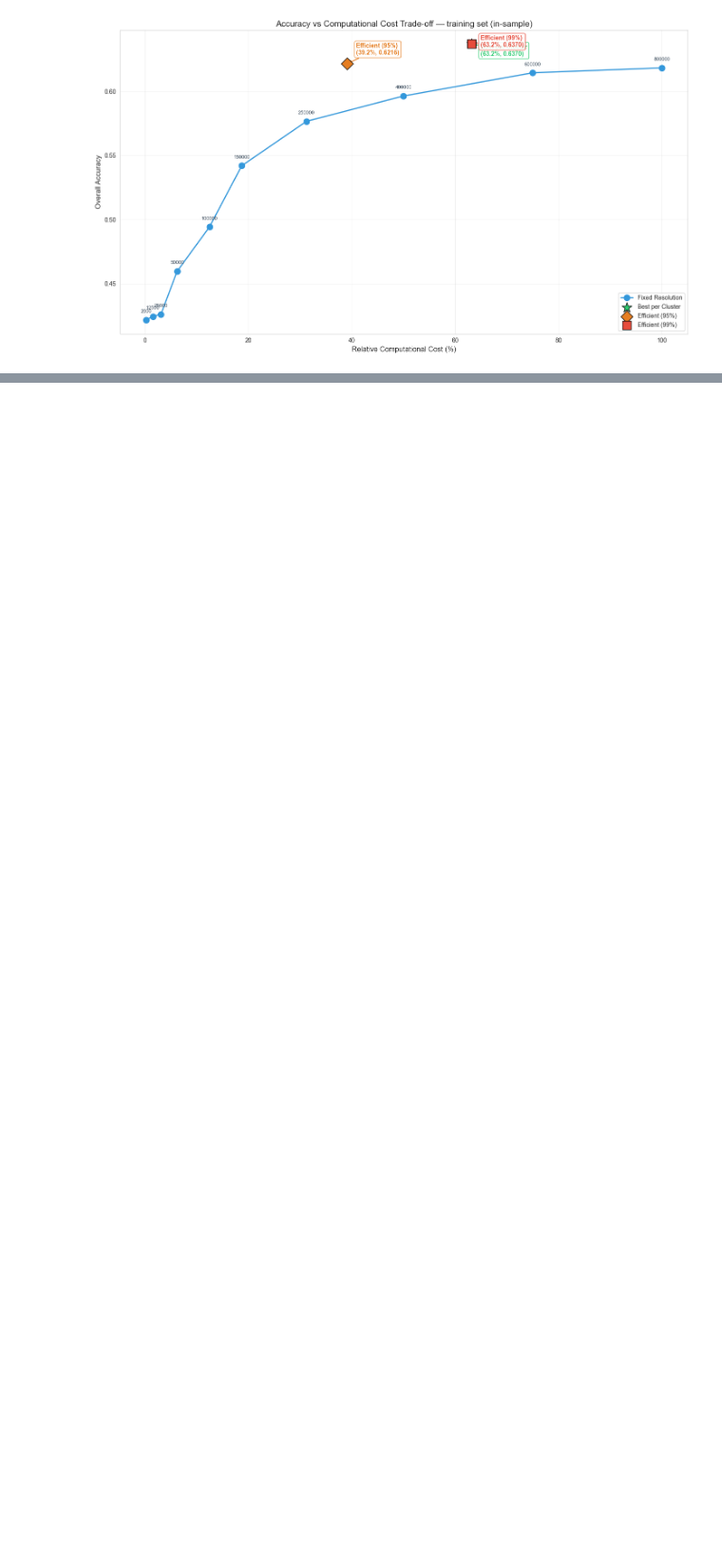
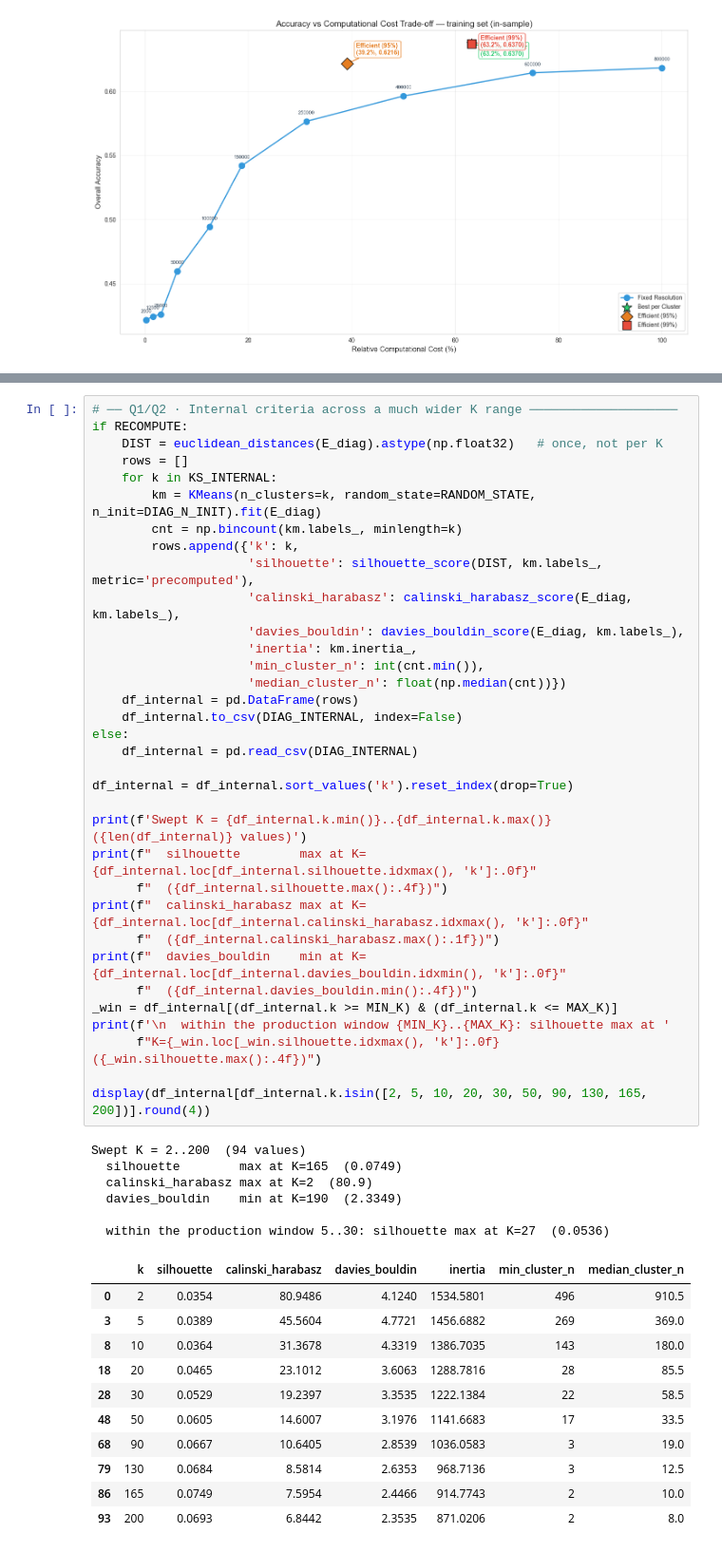
Before and after one commit to Andrew1302/scale-wise-optimizer, a Jupyter notebook: clustering/training/clustering_production.ipynb, the cells around one changed output, grey strips where cells are left out. Shown at 95% size. Drawn from its saved outputs; the diff is of its cells as text; blank space fills up the shorter version.

```diff
--- a/clustering/training/clustering_production.ipynb
+++ b/clustering/training/clustering_production.ipynb
@@ -611,0 +711,52 @@ plt.show()
+# %%
+# ── Q1/Q2 · Internal criteria across a much wider K range ────────────────────
+if RECOMPUTE:
+    DIST = euclidean_distances(E_diag).astype(np.float32)   # once, not per K
+    rows = []
+    for k in KS_INTERNAL:
+        km = KMeans(n_clusters=k, random_state=RANDOM_STATE, n_init=DIAG_N_INIT).fit(E_diag)
+        cnt = np.bincount(km.labels_, minlength=k)
+        rows.append({'k': k,
+                     'silhouette': silhouette_score(DIST, km.labels_, metric='precomputed'),
+                     'calinski_harabasz': calinski_harabasz_score(E_diag, km.labels_),
+                     'davies_bouldin': davies_bouldin_score(E_diag, km.labels_),
+                     'inertia': km.inertia_,
+                     'min_cluster_n': int(cnt.min()),
+                     'median_cluster_n': float(np.median(cnt))})
+    df_internal = pd.DataFrame(rows)
+    df_internal.to_csv(DIAG_INTERNAL, index=False)
+else:
+    df_internal = pd.read_csv(DIAG_INTERNAL)
+
+df_internal = df_internal.sort_values('k').reset_index(drop=True)
+
+print(f'Swept K = {df_internal.k.min()}..{df_internal.k.max()}  ({len(df_internal)} values)')
+print(f"  silhouette        max at K={df_internal.loc[df_internal.silhouette.idxmax(), 'k']:.0f}"
+      f"  ({df_internal.silhouette.max():.4f})")
+print(f"  calinski_harabasz max at K={df_internal.loc[df_internal.calinski_harabasz.idxmax(), 'k']:.0f}"
+      f"  ({df_internal.calinski_harabasz.max():.1f})")
+print(f"  davies_bouldin    min at K={df_internal.loc[df_internal.davies_bouldin.idxmin(), 'k']:.0f}"
+      f"  ({df_internal.davies_bouldin.min():.4f})")
+_win = df_internal[(df_internal.k >= MIN_K) & (df_internal.k <= MAX_K)]
+print(f'\n  within the production window {MIN_K}..{MAX_K}: silhouette max at '
+      f"K={_win.loc[_win.silhouette.idxmax(), 'k']:.0f}  ({_win.silhouette.max():.4f})")
+
+display(df_internal[df_internal.k.isin([2, 5, 10, 20, 30, 50, 90, 130, 165, 200])].round(4))
+# %% [output]
+Swept K = 2..200  (94 values)
+  silhouette        max at K=165  (0.0749)
+  calinski_harabasz max at K=2  (80.9)
+  davies_bouldin    min at K=190  (2.3349)
+
+  within the production window 5..30: silhouette max at K=27  (0.0536)
+|  | k | silhouette | calinski_harabasz | davies_bouldin | inertia | min_cluster_n | median_cluster_n |
+| 0 | 2 | 0.0354 | 80.9486 | 4.1240 | 1534.5801 | 496 | 910.5 |
+| 3 | 5 | 0.0389 | 45.5604 | 4.7721 | 1456.6882 | 269 | 369.0 |
+| 8 | 10 | 0.0364 | 31.3678 | 4.3319 | 1386.7035 | 143 | 180.0 |
+| 18 | 20 | 0.0465 | 23.1012 | 3.6063 | 1288.7816 | 28 | 85.5 |
+| 28 | 30 | 0.0529 | 19.2397 | 3.3535 | 1222.1384 | 22 | 58.5 |
+| 48 | 50 | 0.0605 | 14.6007 | 3.1976 | 1141.6683 | 17 | 33.5 |
+| 68 | 90 | 0.0667 | 10.6405 | 2.8539 | 1036.0583 | 3 | 19.0 |
+| 79 | 130 | 0.0684 | 8.5814 | 2.6353 | 968.7136 | 3 | 12.5 |
+| 86 | 165 | 0.0749 | 7.5954 | 2.4466 | 914.7743 | 2 | 10.0 |
+| 93 | 200 | 0.0693 | 6.8442 | 2.3535 | 871.0206 | 2 | 8.0 |
```
Also changed, not shown: parts of 9 cells of this notebook, 4 other files.
